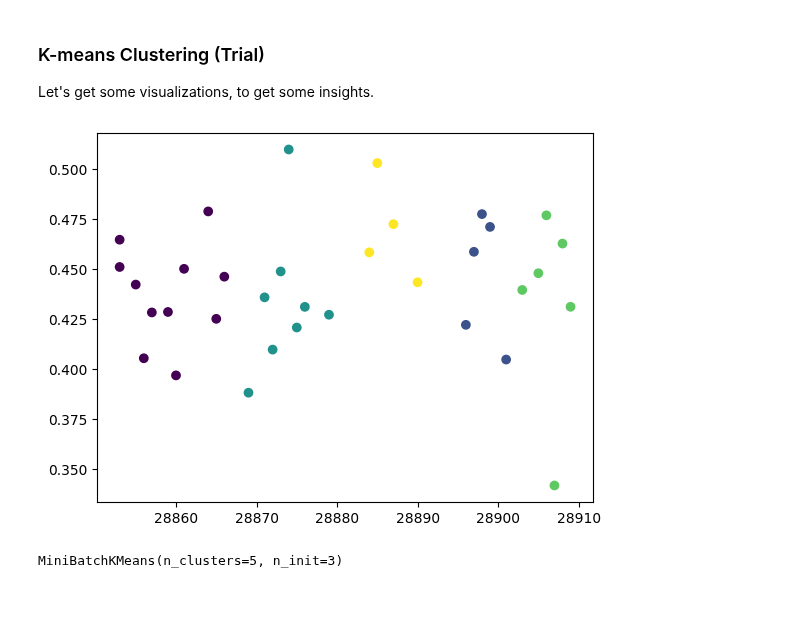
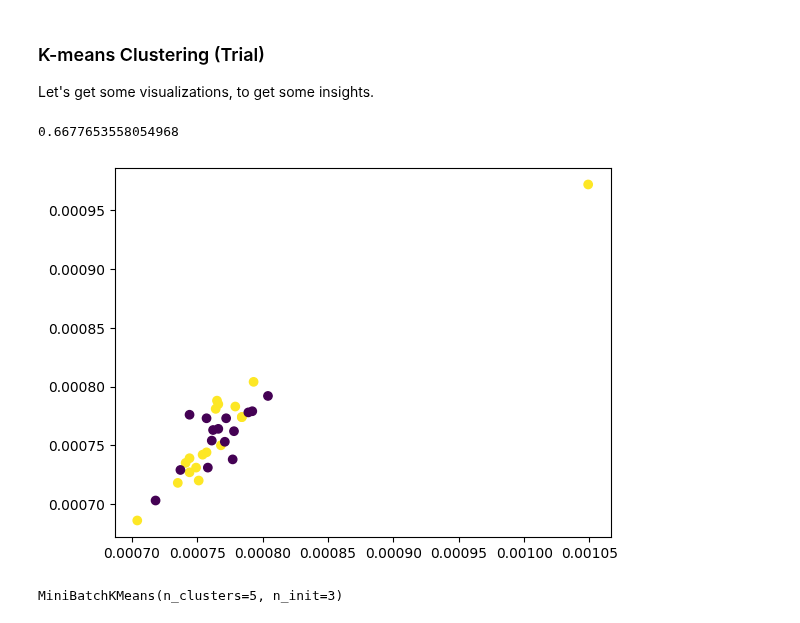
Before and after one commit to riziuzi/ASD_Unsupervised_Subgroup_Discovery, a Jupyter notebook: main.ipynb, the cells around one changed output. Cells and saved outputs as stored; diff of their text form; code cells hidden in the pictures.

Commit message:
Done PCA and found optimal number of clusters

```diff
--- a/main.ipynb
+++ b/main.ipynb
@@ -16,6 +16,10 @@ data_rd = pd.read_excel("sdsu_dti.xlsx", sheet_name="RD")
 # Defining my features
 
 arr2 = pd.concat([data_ad , data_fa , data_md , data_rd]  , axis = 1 )
+column_names = range(200)
+arr2.drop("subid", axis=1, inplace=True)
+arr2 = arr2.set_axis(column_names, axis='columns')
+
 X = arr2.values
 # %% [markdown]
 ### Visualization?
@@ -45,7 +49,7 @@ lis = []
 lis_num = []
 
 for i in range(2,11) :
-    kmeans1 = KMeans(n_clusters = i)
+    kmeans1 = KMeans(n_clusters = i, n_init=50)
     kmeans1.fit(X)
     lis.append(silhouette_score(X, kmeans1.labels_))
     lis_num.append(i)
@@ -135,13 +139,20 @@ Let's get some visualizations, to get some insights.
 # K - Means Clusatering
 
 from sklearn.cluster import KMeans
-kmeans = KMeans (n_clusters = 5 , n_init = 3)
-predict = kmeans.fit_predict(X1)
+kmeans = KMeans (n_clusters = 2 , n_init = 3)
+predict = kmeans.fit_predict(X)
+# %%
+silhouette_score(X, kmeans.labels_)
+# %% [output]
+0.6677653558054968
 # %%
-plt.scatter( X[: 34 , 0] , X[:34 , 1] , c = predict[:34] , cmap = "viridis")
+i=130
+j=125
+
+plt.scatter( X[: 34 , i:i+1] , X[:34 , j:j+1] , c = predict[:34] , cmap = "viridis")
 plt.show()
 # %% [output]
-[figure, old version]
+[figure, new version]
 # %%
 #Since the Dataset is somewhat large = 33*50*4  , hence , we also tried taking results from Mini Batch K Means Clustering Algo.
 
```
Also changed, not shown: parts of 8 cells of this notebook.
